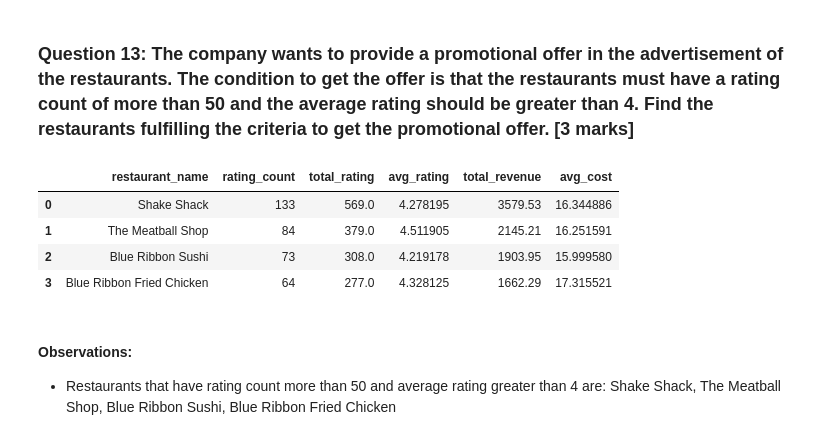
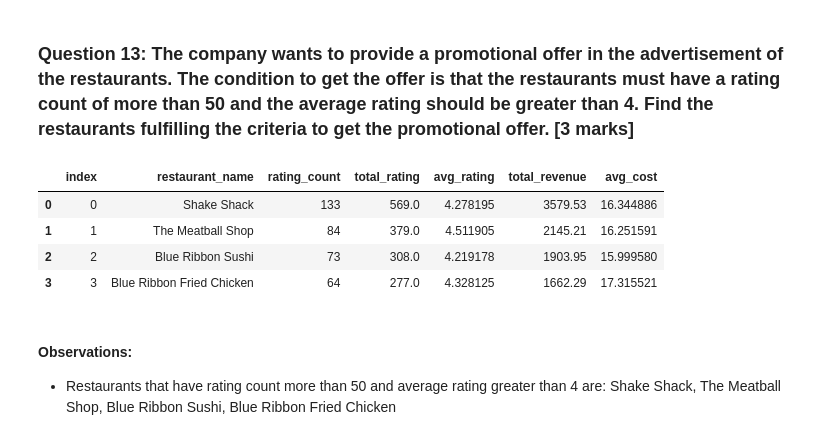
Before and after one commit to sheikhomer/FoodHubDataAnalysis, a Jupyter notebook: Learner_Notebook_Full_Code.ipynb, the cells around one changed output. Drawn from its saved outputs; the diff is of its cells as text; code cells hidden in the pictures.

```diff
--- a/Learner_Notebook_Full_Code.ipynb
+++ b/Learner_Notebook_Full_Code.ipynb
@@ -770,13 +796,16 @@ plt.show()
 ### **Question 13:** The company wants to provide a promotional offer in the advertisement of the restaurants. The condition to get the offer is that the restaurants must have a rating count of more than 50 and the average rating should be greater than 4. Find the restaurants fulfilling the criteria to get the promotional offer. [3 marks]
 # %%
 # Write the code here
-restaurant_rating_revenue[restaurant_rating_revenue['rating_count']>50][restaurant_rating_revenue['avg_rating']>4]
+restaurant_rating_revenue[
+    (restaurant_rating_revenue['rating_count'] > 50) &
+    (restaurant_rating_revenue['avg_rating'] > 4)
+].reset_index()
 # %% [output]
-|  | restaurant_name | rating_count | total_rating | avg_rating | total_revenue | avg_cost |
-| 0 | Shake Shack | 133 | 569.0 | 4.278195 | 3579.53 | 16.344886 |
-| 1 | The Meatball Shop | 84 | 379.0 | 4.511905 | 2145.21 | 16.251591 |
-| 2 | Blue Ribbon Sushi | 73 | 308.0 | 4.219178 | 1903.95 | 15.999580 |
-| 3 | Blue Ribbon Fried Chicken | 64 | 277.0 | 4.328125 | 1662.29 | 17.315521 |
+|  | index | restaurant_name | rating_count | total_rating | avg_rating | total_revenue | avg_cost |
+| 0 | 0 | Shake Shack | 133 | 569.0 | 4.278195 | 3579.53 | 16.344886 |
+| 1 | 1 | The Meatball Shop | 84 | 379.0 | 4.511905 | 2145.21 | 16.251591 |
+| 2 | 2 | Blue Ribbon Sushi | 73 | 308.0 | 4.219178 | 1903.95 | 15.999580 |
+| 3 | 3 | Blue Ribbon Fried Chicken | 64 | 277.0 | 4.328125 | 1662.29 | 17.315521 |
 # %% [markdown]
 #### Observations:
 * Restaurants that have rating count more than 50 and average rating greater than 4 are: Shake Shack, The Meatball Shop, Blue Ribbon Sushi, Blue Ribbon Fried Chicken
```
Also changed, not shown: parts of 28 cells of this notebook.
